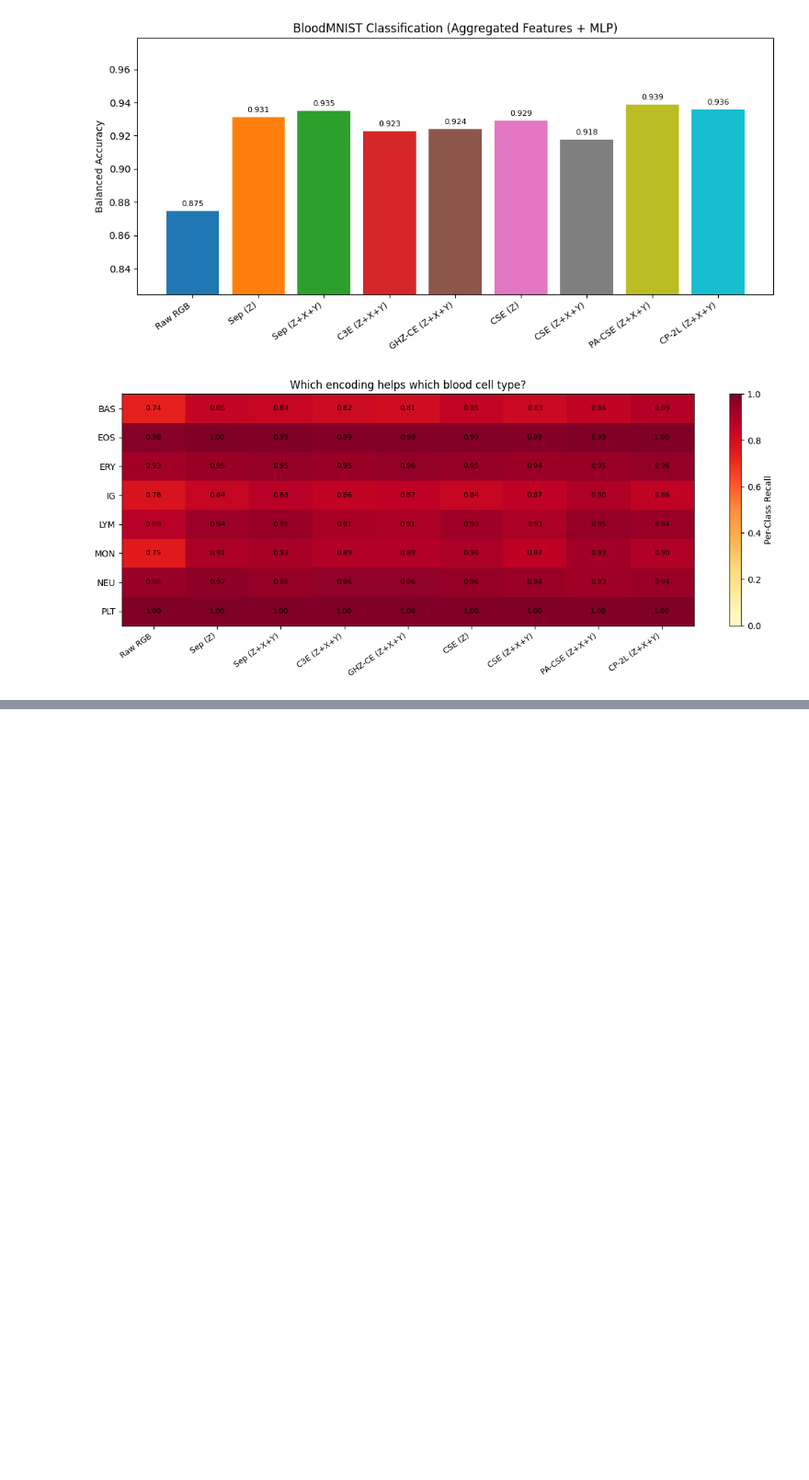
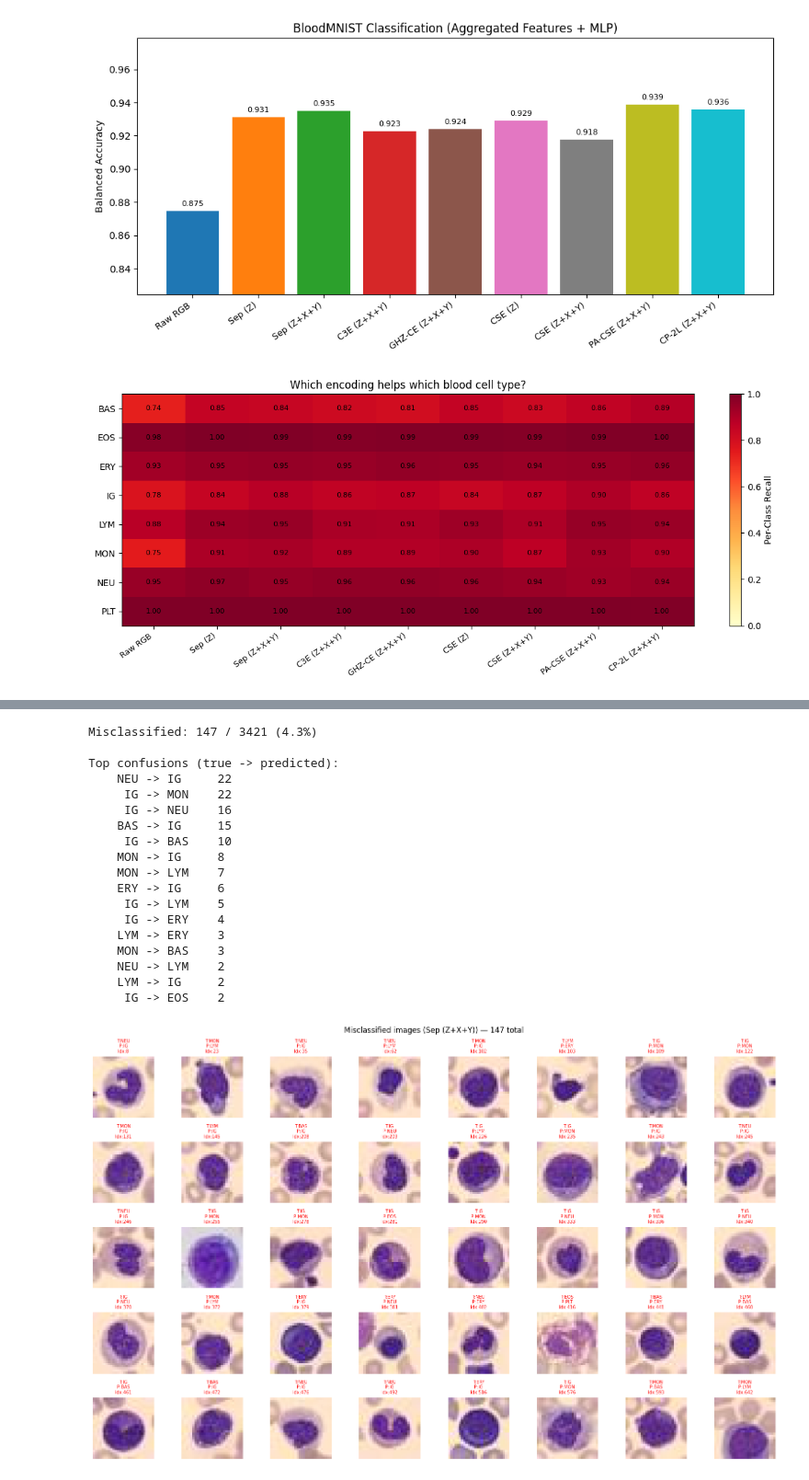
Before and after one commit to el-dAna/QIP, a Jupyter notebook: Phase7_BloodMNIST.ipynb, the cells around one changed output, grey strips where cells are left out. Shown at 92% size. Cells and saved outputs as stored; diff of their text form; code cells hidden in the pictures; blank space fills up the shorter version.

```diff
--- a/Phase7_BloodMNIST.ipynb
+++ b/Phase7_BloodMNIST.ipynb
@@ -712,0 +787,52 @@ plt.show()
+# %%
+# ==================================================================
+# All misclassified images
+# ==================================================================
+from collections import Counter
+
+print(f"Misclassified: {len(wrong_idx)} / {len(y_test)} ({100*len(wrong_idx)/len(y_test):.1f}%)")
+print(f"\nTop confusions (true -> predicted):")
+confusion = Counter((class_names[y_test[i]], class_names[all_preds[i]]) for i in wrong_idx)
+for (tc, pc), count in confusion.most_common(15):
+    print(f"  {tc:>5s} -> {pc:<5s}  {count}")
+
+n_show = min(len(wrong_idx), 40)
+cols = 8
+rows = (n_show + cols - 1) // cols
+fig, axes = plt.subplots(rows, cols, figsize=(16, 2*rows))
+axes = axes.ravel()
+
+for i in range(n_show):
+    ax = axes[i]
+    wi = wrong_idx[i]
+    ax.imshow(X_test[wi])
+    ax.set_title(f"T:{class_names[y_test[wi]]}\nP:{class_names[all_preds[wi]]}\nIdx:{wi}",
+                fontsize=7, color='red')
+    ax.axis('off')
+
+for i in range(n_show, len(axes)):
+    axes[i].axis('off')
+
+fig.suptitle(f"Misclassified images ({scheme_name}) — {len(wrong_idx)} total", fontsize=12)
+plt.tight_layout()
+plt.show()
+# %% [output]
+Misclassified: 147 / 3421 (4.3%)
+
+Top confusions (true -> predicted):
+    NEU -> IG     22
+     IG -> MON    22
+     IG -> NEU    16
+    BAS -> IG     15
+     IG -> BAS    10
+    MON -> IG     8
+    MON -> LYM    7
+    ERY -> IG     6
+     IG -> LYM    5
+     IG -> ERY    4
+    LYM -> ERY    3
+    MON -> BAS    3
+    NEU -> LYM    2
+    LYM -> IG     2
+     IG -> EOS    2
+[figure, added]
```
Also changed, not shown: parts of 2 cells of this notebook.
